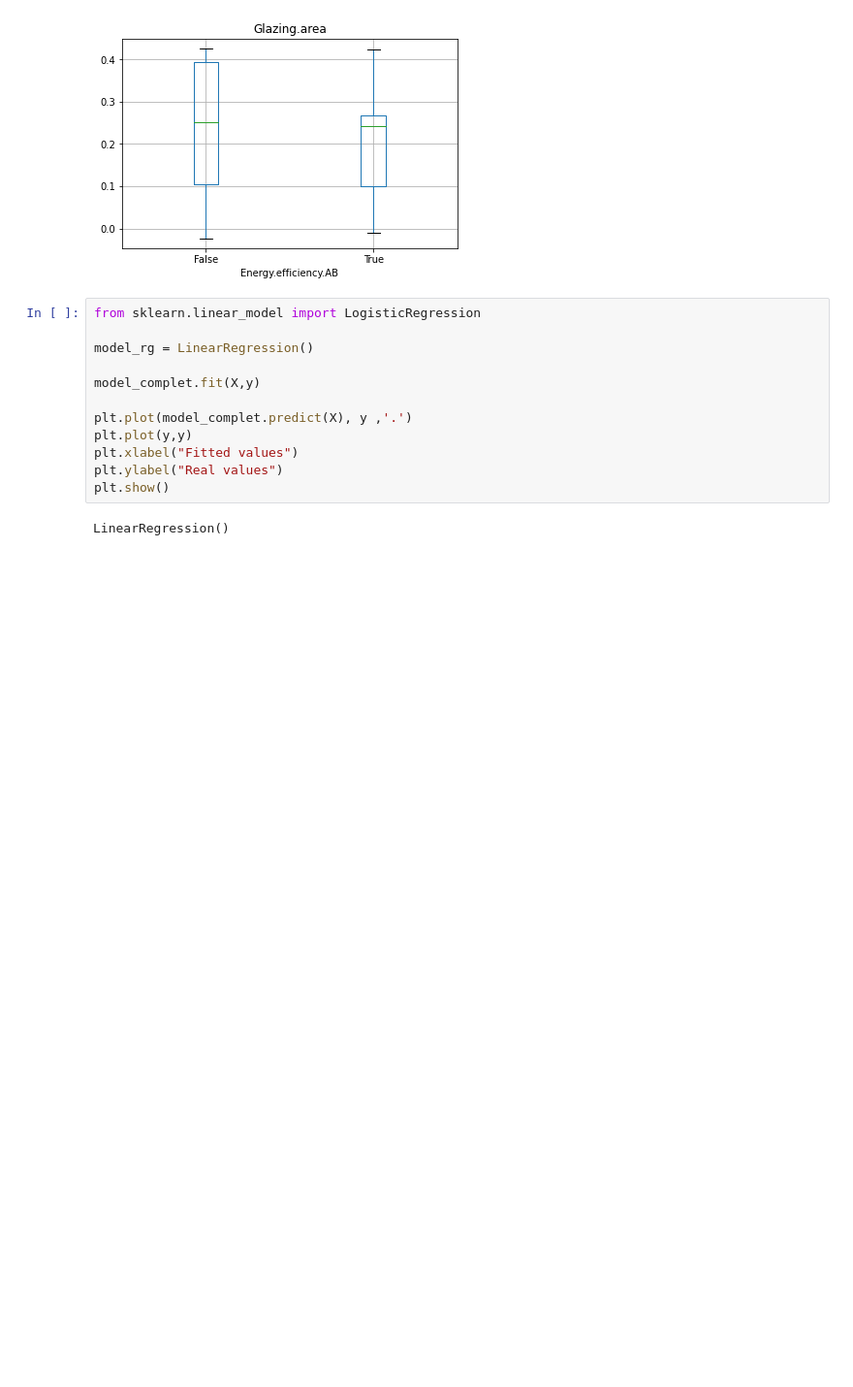
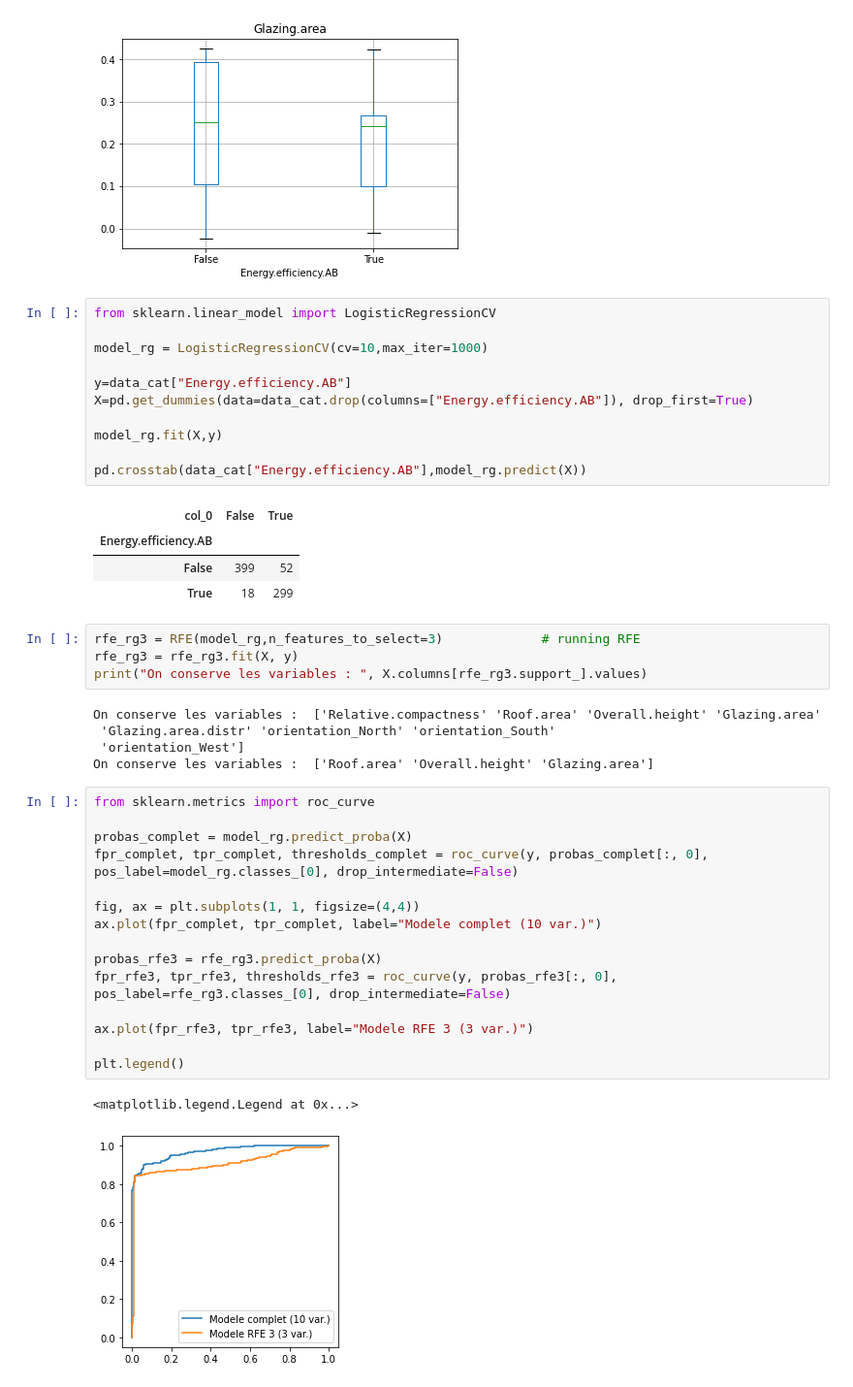
Before and after one commit to quentinthuet/buildings_energy_consumption, a Jupyter notebook: Project.ipynb, the cells around one changed output. Shown at 97% size. Drawn from its saved outputs; the diff is of its cells as text; blank space fills up the shorter version.

```diff
--- a/Project.ipynb
+++ b/Project.ipynb
@@ -492,17 +493,46 @@ plt.show()
 [figure]
 [figure]
 [figure]
-# %%
-from sklearn.linear_model import LogisticRegression
-
-model_rg = LinearRegression()
-
-model_complet.fit(X,y)
-
-plt.plot(model_complet.predict(X), y ,'.')
-plt.plot(y,y)
-plt.xlabel("Fitted values")
-plt.ylabel("Real values")
-plt.show()
-# %% [output]
-LinearRegression()
+# %%
+from sklearn.linear_model import LogisticRegressionCV
+
+model_rg = LogisticRegressionCV(cv=10,max_iter=1000)
+
+y=data_cat["Energy.efficiency.AB"]
+X=pd.get_dummies(data=data_cat.drop(columns=["Energy.efficiency.AB"]), drop_first=True)
+
+model_rg.fit(X,y)
+
+pd.crosstab(data_cat["Energy.efficiency.AB"],model_rg.predict(X))
+# %% [output]
+| col_0 | False | True |
+| Energy.efficiency.AB |  |  |
+| False | 399 | 52 |
+| True | 18 | 299 |
+# %%
+rfe_rg3 = RFE(model_rg,n_features_to_select=3)             # running RFE
+rfe_rg3 = rfe_rg3.fit(X, y)
+print("On conserve les variables : ", X.columns[rfe_rg3.support_].values)
+# %% [output]
+On conserve les variables :  ['Relative.compactness' 'Roof.area' 'Overall.height' 'Glazing.area'
+ 'Glazing.area.distr' 'orientation_North' 'orientation_South'
+ 'orientation_West']
+On conserve les variables :  ['Roof.area' 'Overall.height' 'Glazing.area']
+# %%
+from sklearn.metrics import roc_curve
+
+probas_complet = model_rg.predict_proba(X)
+fpr_complet, tpr_complet, thresholds_complet = roc_curve(y, probas_complet[:, 0], pos_label=model_rg.classes_[0], drop_intermediate=False)
+
+fig, ax = plt.subplots(1, 1, figsize=(4,4))
+ax.plot(fpr_complet, tpr_complet, label="Modele complet (10 var.)")
+
+probas_rfe3 = rfe_rg3.predict_proba(X)
+fpr_rfe3, tpr_rfe3, thresholds_rfe3 = roc_curve(y, probas_rfe3[:, 0], pos_label=rfe_rg3.classes_[0], drop_intermediate=False)
+
+ax.plot(fpr_rfe3, tpr_rfe3, label="Modele RFE 3 (3 var.)")
+
+plt.legend()
+# %% [output]
+<matplotlib.legend.Legend at 0x...>
+[figure, added]
```
Also changed, not shown: parts of 2 cells of this notebook.
